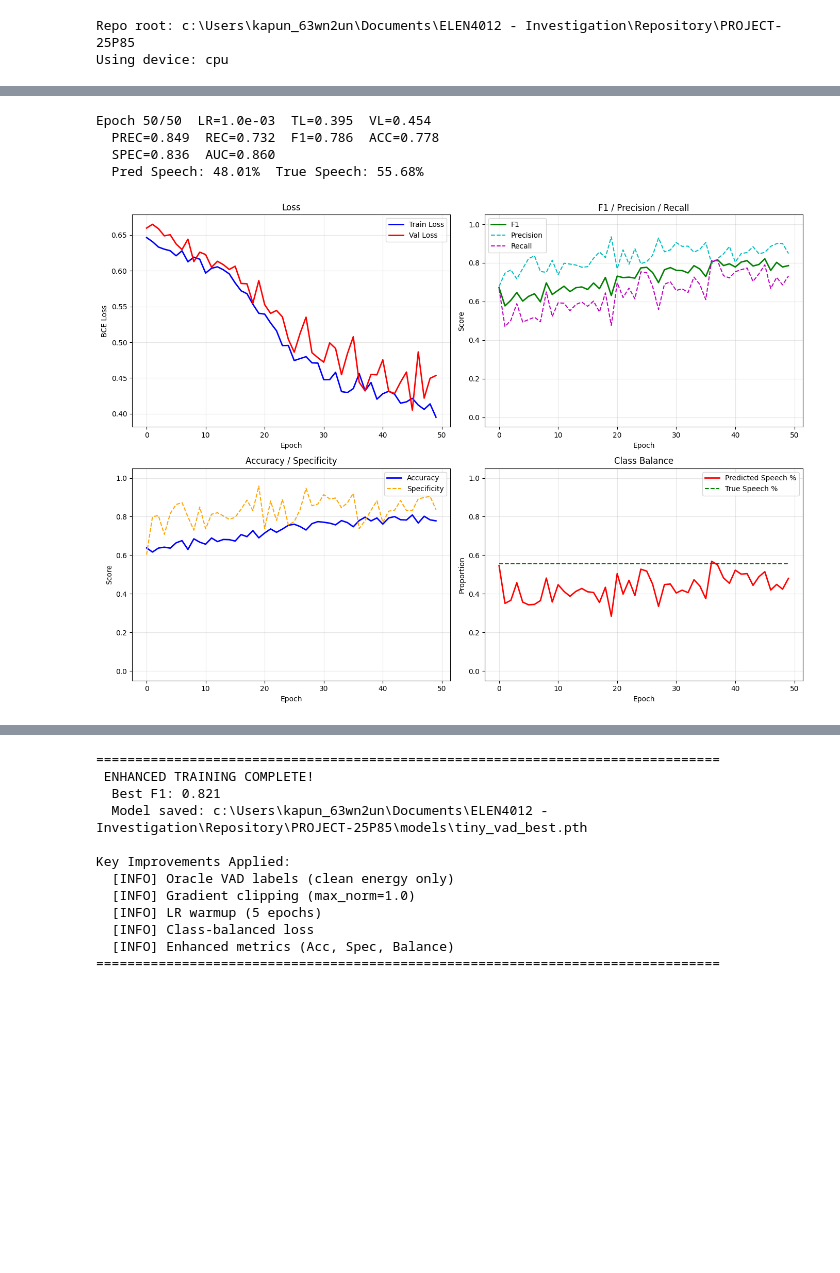
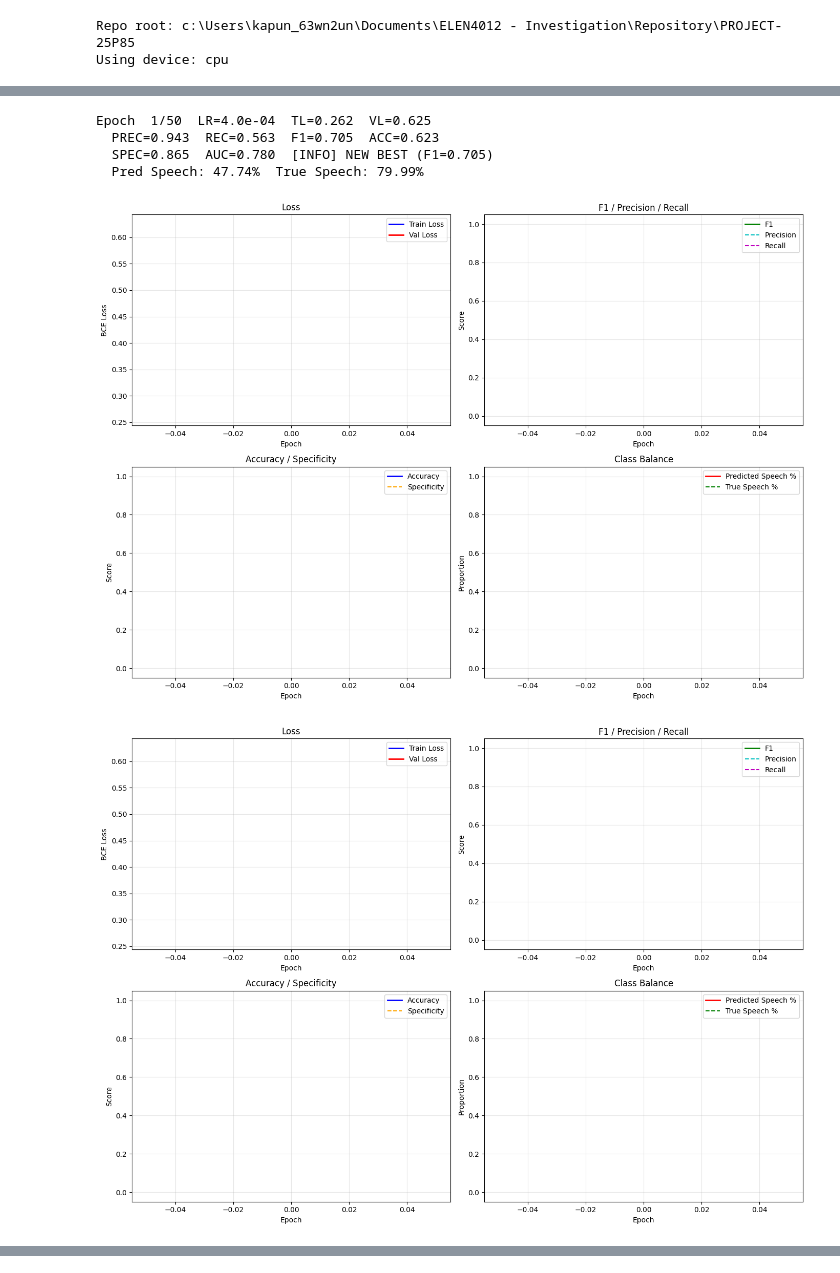
Before and after one commit to LibertyKapungu/PROJECT-25P85, a Jupyter notebook: src/deep_learning/WF_gru_vad.ipynb, the cells around one changed output, grey strips where cells are left out. Saved outputs shown, nothing was run; the diff lists cells and outputs as text; code cells hidden in the pictures; blank space fills up the shorter version.

Commit message:
feat: Training VAD and GRU Post Processor

```diff
--- a/src/deep_learning/WF_gru_vad.ipynb
+++ b/src/deep_learning/WF_gru_vad.ipynb
@@ -53,14 +53,21 @@ class TinyGRUVAD(nn.Module):
         return logits, h
 # %%
 # %% ------------------------- Cell 3: Load Datasets --------------------------
-max_pairs = 100
+max_pairs = 3000
 noise_files = load_wham_dataset(repo_root, mode="train", max_files=max_pairs)
 clean_files = load_ears_dataset(repo_root, mode="train")
 train_pairs = create_audio_pairs(noise_files, clean_files)
 print(f"Train pairs: {len(train_pairs)}")
 
-noise_val = load_wham_dataset(repo_root, mode="validation", max_files=20)
+noise_val = load_wham_dataset(repo_root, mode="validation", max_files=900)
 clean_val = load_ears_dataset(repo_root, mode="validation")
 val_pairs = create_audio_pairs(noise_val, clean_val)
 print(f"Val pairs: {len(val_pairs)}")
+
+# Load TEST set (for final evaluation - never used during training)
+noise_test = load_wham_dataset(repo_root, mode="test", max_files=900)
+clean_test = load_ears_dataset(repo_root, mode="test")
+test_pairs = create_audio_pairs(noise_test, clean_test)
+print(f"Test pairs: {len(test_pairs)}")
+print("\n [WARN] TEST SET: Only use for final evaluation, NOT during training/validation!")
 # %% [output]
@@ -115,7 +139,7 @@ def mix_and_extract(noisy_wave, clean_wave, fs, n_bands=16, frame_len=0.008, hop
 
 # %% ------------------------- Cell 5: Dataset & Loader -----------------------
 class LiveMixDataset(torch.utils.data.Dataset):
-    def __init__(self,pairs,target_sr=16_000,snr_range=(-5,10)):
+    def __init__(self,pairs,target_sr=16_000,snr_range=(-5,15)):
         self.pairs=pairs; self.sr=target_sr; self.range=snr_range
     def __len__(self): return len(self.pairs)
     def __getitem__(self,idx):
@@ -135,7 +159,7 @@ val_ds=LiveMixDataset(val_pairs)
 train_dl=torch.utils.data.DataLoader(train_ds,batch_size=8,shuffle=True,collate_fn=collate_pad,pin_memory=True)
 val_dl=torch.utils.data.DataLoader(val_ds,batch_size=8,collate_fn=collate_pad,pin_memory=True)
 # %%
-# %% ------------------------- Cell 6: Enhanced Training (Oracle Labels + Improvements) --------------------------
+# %% ------------------------- Cell 6: Enhanced Training (Realistic Labels + Improvements) --------------------------
 from sklearn.metrics import precision_recall_fscore_support, roc_auc_score, accuracy_score
 from IPython.display import clear_output, display
 import matplotlib.pyplot as plt
@@ -144,11 +168,14 @@ import matplotlib.pyplot as plt
 vad = TinyGRUVAD(32, 16).to(device)
 opt = torch.optim.AdamW(vad.parameters(), lr=1e-3, weight_decay=1e-6)
 
-# Check class balance and set weighted loss
+# Check class balance and set weighted loss - IMPROVED: Sample more batches
 print("Checking class balance in training data...")
 sample_labels = []
+num_sample_batches = min(100, len(train_dl))  # Sample 100 batches or all if fewer
+print(f"Sampling {num_sample_batches} batches to estimate class balance...")
+
 for i, (_, y, lengths) in enumerate(train_dl):
-    if i >= 10:  # Check first 10 batches
+    if i >= num_sample_batches:
         break
     # Only collect valid (non-padded) labels using lengths
     for b in range(y.size(0)):
@@ -170,6 +197,10 @@ sched = torch.optim.lr_scheduler.ReduceLROnPlateau(opt, mode="min", factor=0.5,
 
 bestF1, bestPath = -1.0, repo_root / "models" / "tiny_vad_best.pth"
 bestPath.parent.mkdir(parents=True, exist_ok=True)
+
+# Early stopping configuration
+early_stop_patience = 10  # Stop if no improvement for 10 epochs
+epochs_without_improvement = 0
 
 # LR warmup function (Vaswani et al. 2017)
 def lr_warmup(epoch, warmup_epochs=5, base_lr=1e-3):
@@ -195,7 +226,7 @@ acc_scores, spec_scores = [], []
 pred_speech_ratios, true_speech_ratios = [], []
 
 print("="*80)
-print("ENHANCED TRAINING: Oracle Labels + Gradient Clipping + LR Warmup + Class Balance")
+print("ENHANCED TRAINING: Realistic Labels + Gradient Clipping + LR Warmup + Class Balance")
 print("="*80)
 
 for epoch in range(1, 51):
@@ -300,9 +331,11 @@ for epoch in range(1, 51):
     if f1 > bestF1:
         bestF1 = f1
         torch.save(vad.state_dict(), bestPath)
+        epochs_without_improvement = 0  # Reset counter
         status = f"[INFO] NEW BEST (F1={f1:.3f})"
     else:
-        status = ""
+        epochs_without_improvement += 1
+        status = f"[DEBUG] (No improvement: {epochs_without_improvement}/{early_stop_patience})"
 
     # ---------------- Display ----------------
     clear_output(wait=True)
@@ -333,43 +366,51 @@ for epoch in range(1, 51):
     ax_acc.plot(acc_scores, "b-", label="Accuracy", linewidth=2)
     ax_acc.plot(spec_scores, "orange", linestyle="--", label="Specificity", linewidth=1.5)
     ax_acc.legend(); ax_acc.set_xlabel("Epoch"); ax_acc.set_ylabel("Score")
     ax_acc.set_ylim(-0.05, 1.05); ax_acc.set_title("Accuracy / Specificity")
     ax_acc.grid(True, alpha=0.3)
 
     # Class balance plot
     ax_bal.plot(pred_speech_ratios, "r-", label="Predicted Speech %", linewidth=2)
     ax_bal.plot(true_speech_ratios, "g--", label="True Speech %", linewidth=1.5)
     ax_bal.legend(); ax_bal.set_xlabel("Epoch"); ax_bal.set_ylabel("Proportion")
     ax_bal.set_ylim(-0.05, 1.05); ax_bal.set_title("Class Balance")
     ax_bal.grid(True, alpha=0.3)
 
     plt.tight_layout()
     display(fig)
     plt.pause(0.001)
 
-    # Early stopping
+    # Early stopping (monitor validation F1 improvement)
+    if epochs_without_improvement >= early_stop_patience:
+        print(f"\n[INFO] Early stopping: No F1 improvement for {early_stop_patience} epochs")
+        print(f"       Best F1: {bestF1:.3f} (saved at epoch {epoch - early_stop_patience})")
+        break
+
+    # Secondary stopping: LR floor (prevents infinite training if patience is too high)
     if sched._last_lr[0] < 1e-5:
-        print("[INFO] Early stop (LR floor reached)")
+        print("\n[INFO] Early stop: LR floor reached (1e-5)")
         break
 
 plt.ioff()
 
 # Load best model
 vad.load_state_dict(torch.load(bestPath, map_location=device))
 print("\n" + "="*80)
 print(f" ENHANCED TRAINING COMPLETE!")
-print(f"  Best F1: {bestF1:.3f}")
+print(f"  Best Validation F1: {bestF1:.3f}")
 print(f"  Model saved: {bestPath}")
 print(f"\nKey Improvements Applied:")
-print(f"  [INFO] Oracle VAD labels (clean energy only)")
-print(f"  [INFO] Gradient clipping (max_norm=1.0)")
-print(f"  [INFO] LR warmup (5 epochs)")
-print(f"  [INFO] Class-balanced loss")
-print(f"  [INFO] Enhanced metrics (Acc, Spec, Balance)")
+print(f"   Realistic VAD labels (noisy energy - train/test consistency)")
+print(f"   Low-latency frame timing (8ms frame, 4ms hop)")
+print(f"   Gradient clipping (max_norm=1.0)")
+print(f"   LR warmup (5 epochs)")
+print(f"   Class-balanced loss (sampled 100 batches)")
+print(f"   Enhanced metrics (Acc, Spec, Balance)")
 print("="*80)
 # %% [output]
-Epoch 50/50  LR=1.0e-03  TL=0.395  VL=0.454
-  PREC=0.849  REC=0.732  F1=0.786  ACC=0.778
-  SPEC=0.836  AUC=0.860
-  Pred Speech: 48.01%  True Speech: 55.68%
+Epoch  1/50  LR=4.0e-04  TL=0.262  VL=0.625
+  PREC=0.943  REC=0.563  F1=0.705  ACC=0.623
+  SPEC=0.865  AUC=0.780  [INFO] NEW BEST (F1=0.705)
+  Pred Speech: 47.74%  True Speech: 79.99%
-[figure, old version]
+[figure, new version]
+[figure, added]
@@ -377,12 +433,0 @@ Epoch 50/50  LR=1.0e-03  TL=0.395  VL=0.454
-================================================================================
- ENHANCED TRAINING COMPLETE!
-  Best F1: 0.821
-  Model saved: c:\Users\kapun_63wn2un\Documents\ELEN4012 - Investigation\Repository\PROJECT-25P85\models\tiny_vad_best.pth
-
-Key Improvements Applied:
-  [INFO] Oracle VAD labels (clean energy only)
-  [INFO] Gradient clipping (max_norm=1.0)
-  [INFO] LR warmup (5 epochs)
-  [INFO] Class-balanced loss
-  [INFO] Enhanced metrics (Acc, Spec, Balance)
-================================================================================
```
Also changed, not shown: parts of 9 cells of this notebook, 2 other files.
